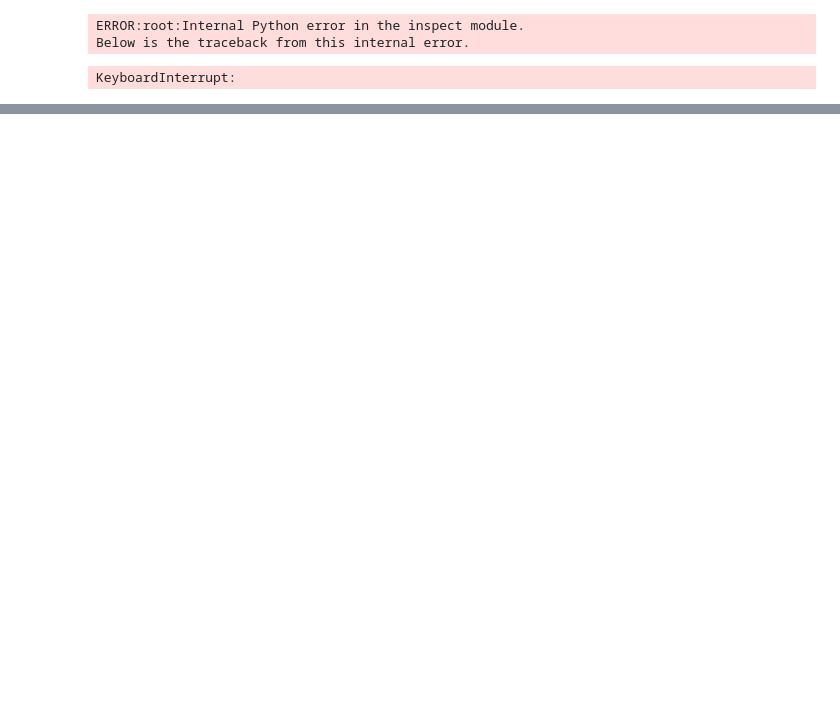
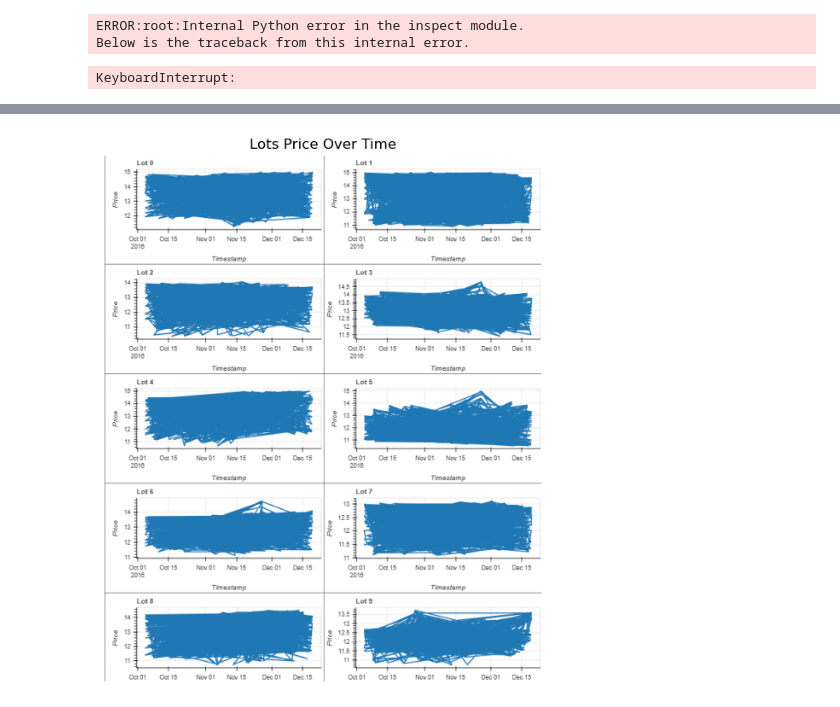
Before and after one commit to dp2426/Dynamic_Pricing_Lots-Real-Time_Data_Processing, a Jupyter notebook: CapstoneProject_SA_UrbanParkingLotDynamicPricing.ipynb, the cells around one changed output, grey strips where cells are left out. Saved outputs shown, nothing was run; the diff lists cells and outputs as text; code cells hidden in the pictures; blank space fills up the shorter version.

```diff
--- a/CapstoneProject_SA_UrbanParkingLotDynamicPricing.ipynb
+++ b/CapstoneProject_SA_UrbanParkingLotDynamicPricing.ipynb
@@ -364,3 +387,15 @@ show(grid)
 [interactive output not drawn]
 [interactive output not drawn]
 [interactive output not drawn]
+# %%
+import matplotlib.pyplot as plt
+import matplotlib.image as mpimg
+
+img = mpimg.imread('LotsPriceoverTime.png')
+plt.figure(figsize=(12, 8)) # replace with your actual image filename
+plt.imshow(img)
+plt.axis('off')
+plt.title("Lots Price Over Time")
+plt.show()
+# %% [output]
+[figure, added]
```
Also changed, not shown: parts of 2 cells of this notebook, 4 other files.
